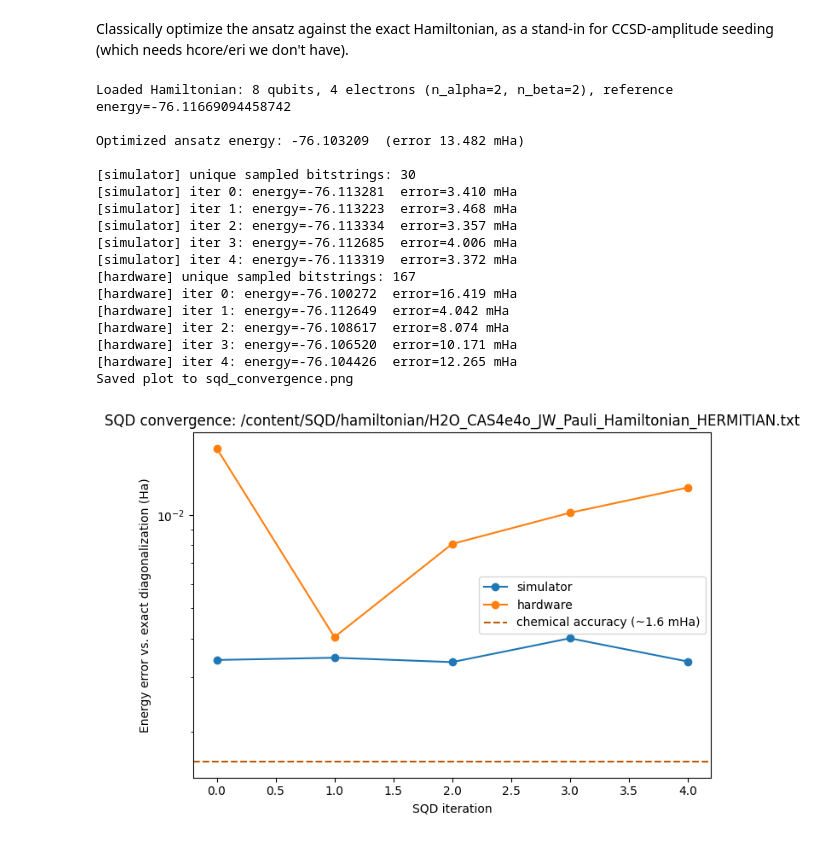
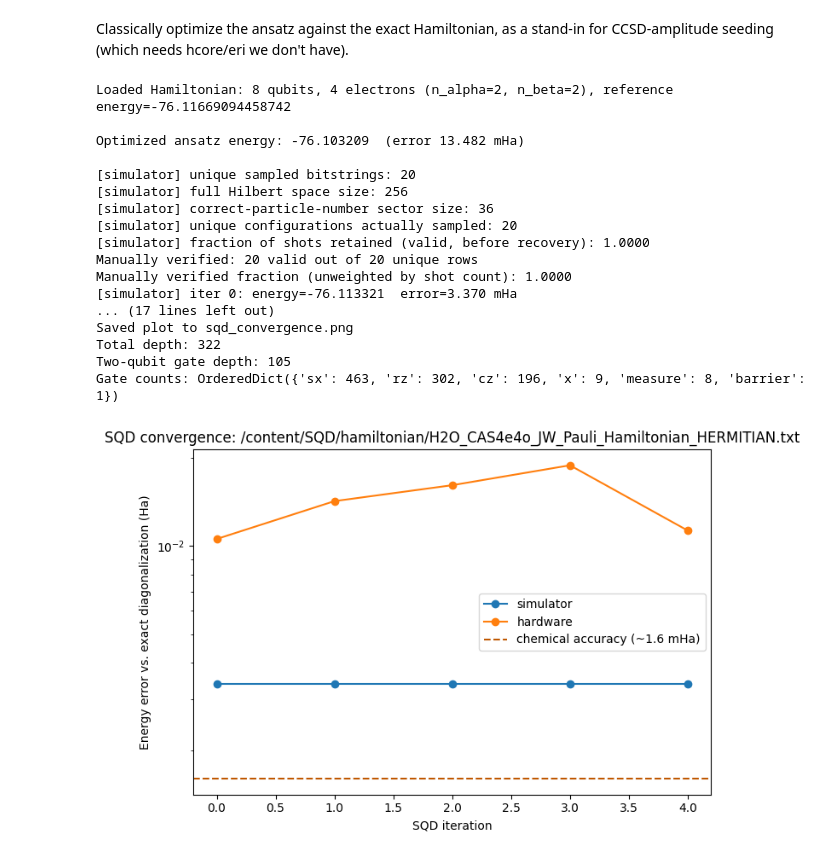
Before and after one commit to KhushiPandey1805/SQD, a Jupyter notebook: code/simVShardware.ipynb, the cells around one changed output. Saved outputs shown, nothing was run; the diff lists cells and outputs as text; code cells hidden in the pictures.

```diff
--- a/code/simVShardware.ipynb
+++ b/code/simVShardware.ipynb
@@ -187,11 +188,31 @@ def run_sqd_workflow(hamiltonian, meta, sampler, circuit, shots: int, n_iteratio
     a noiseless StatevectorSampler or a real-hardware SamplerV2."""
     norb = meta["n_spatial_orbitals"]
     n_alpha, n_beta = meta["n_alpha"], meta["n_beta"]
+    num_qubits = meta["num_qubits"]
 
     job = sampler.run([circuit], shots=shots)
+
     bit_array = job.result()[0].data.meas
     bitstring_matrix, probs = sqd_counts.bit_array_to_arrays(bit_array)
     print(f"[{label}] unique sampled bitstrings: {bitstring_matrix.shape[0]}")
+
+    full_hilbert_space = 2 ** num_qubits
+    correct_sector_size = math.comb(norb, n_alpha) * math.comb(norb, n_beta)
+    print(f"[{label}] full Hilbert space size: {full_hilbert_space}")
+    print(f"[{label}] correct-particle-number sector size: {correct_sector_size}")
+    print(f"[{label}] unique configurations actually sampled: {bitstring_matrix.shape[0]}")
+
+    bs_raw_valid, probs_raw_valid = sqd_sub.postselect_by_hamming_right_and_left(
+        bitstring_matrix, probs, hamming_right=n_alpha, hamming_left=n_beta,
+    )
+    print(f"[{label}] fraction of shots retained (valid, before recovery): {probs_raw_valid.sum():.4f}")
+
+    valid_count = sum(
+    1 for row in bitstring_matrix
+    if row[:norb].sum() == n_beta and row[norb:].sum() == n_alpha
+    )
+    print(f"Manually verified: {valid_count} valid out of {len(bitstring_matrix)} unique rows")
+    print(f"Manually verified fraction (unweighted by shot count): {valid_count/len(bitstring_matrix):.4f}")
 
     # Hartree-Fock initial guess: lowest n_alpha/n_beta orbitals occupied
     avg_occ_a = np.array([1.0] * n_alpha + [0.0] * (norb - n_alpha))
@@ -228,6 +249,10 @@ def run_sqd_workflow(hamiltonian, meta, sampler, circuit, shots: int, n_iteratio
         error_mha = (best_energy - meta["reference_energy"]) * 1000
         print(f"[{label}] iter {it}: energy={best_energy:.6f}  error={error_mha:.3f} mHa")
 
+
+    if label == "hardware":
+        print(f"[{label}] QPU usage: {job.usage()} seconds")
+
     return energy_history
 # %%
 def plot_convergence(histories: dict, reference_energy: float, title: str):
@@ -280,46 +305,52 @@ def main():
     # ---------------- IDEAL / NOISELESS SIMULATOR ----------------
     sim_sampler = StatevectorSampler(seed=np.random.default_rng(0))
     sim_history = run_sqd_workflow(
-        hamiltonian, meta, sim_sampler, circuit, shots=50_000, label="simulator"
+        hamiltonian, meta, sim_sampler, circuit, shots=10_000, label="simulator"
     )
 
     # ---------------- REAL HARDWARE (uncomment once credentials are set) ----------------
 
     #""""
 
     service = QiskitRuntimeService(channel="ibm_quantum_platform")  # requires QiskitRuntimeService.save_account(...) once, beforehand
     backend = service.least_busy(operational=True, simulator=False, min_num_qubits=meta["num_qubits"])
     pass_manager = generate_preset_pass_manager(backend=backend, optimization_level=2)
     isa_circuit = pass_manager.run(circuit)
     hw_sampler = SamplerV2(mode=backend)
     hw_history = run_sqd_workflow(
-        hamiltonian, meta, hw_sampler, isa_circuit, shots=1000, label="hardware"
+        hamiltonian, meta, hw_sampler, isa_circuit, shots=10_000, label="hardware"
         )
     plot_convergence({"simulator": sim_history, "hardware": hw_history},
                        meta["reference_energy"], title=f"SQD convergence: {FILEPATH}")
 
     #"""
 
+    print("Total depth:", isa_circuit.depth())
+    print("Two-qubit gate depth:", isa_circuit.depth(lambda instr: instr.operation.num_qubits == 2))
+    print("Gate counts:", isa_circuit.count_ops())
+
+
+
 
 
 if __name__ == "__main__":
     main()
 # %% [output]
 Loaded Hamiltonian: 8 qubits, 4 electrons (n_alpha=2, n_beta=2), reference energy=-76.11669094458742
 
 Optimized ansatz energy: -76.103209  (error 13.482 mHa)
 
-[simulator] unique sampled bitstrings: 30
-[simulator] iter 0: energy=-76.113281  error=3.410 mHa
-[simulator] iter 1: energy=-76.113223  error=3.468 mHa
-[simulator] iter 2: energy=-76.113334  error=3.357 mHa
-[simulator] iter 3: energy=-76.112685  error=4.006 mHa
-[simulator] iter 4: energy=-76.113319  error=3.372 mHa
-[hardware] unique sampled bitstrings: 167
-[hardware] iter 0: energy=-76.100272  error=16.419 mHa
-[hardware] iter 1: energy=-76.112649  error=4.042 mHa
-[hardware] iter 2: energy=-76.108617  error=8.074 mHa
-[hardware] iter 3: energy=-76.106520  error=10.171 mHa
-[hardware] iter 4: energy=-76.104426  error=12.265 mHa
+[simulator] unique sampled bitstrings: 20
+[simulator] full Hilbert space size: 256
+[simulator] correct-particle-number sector size: 36
+[simulator] unique configurations actually sampled: 20
+[simulator] fraction of shots retained (valid, before recovery): 1.0000
+Manually verified: 20 valid out of 20 unique rows
+Manually verified fraction (unweighted by shot count): 1.0000
+[simulator] iter 0: energy=-76.113321  error=3.370 mHa
+... (17 lines left out)
 Saved plot to sqd_convergence.png
+Total depth: 322
+Two-qubit gate depth: 105
+Gate counts: OrderedDict({'sx': 463, 'rz': 302, 'cz': 196, 'x': 9, 'measure': 8, 'barrier': 1})
-[figure, old version]
+[figure, new version]
```
Also changed, not shown: parts of 2 cells of this notebook, 1 other file.
